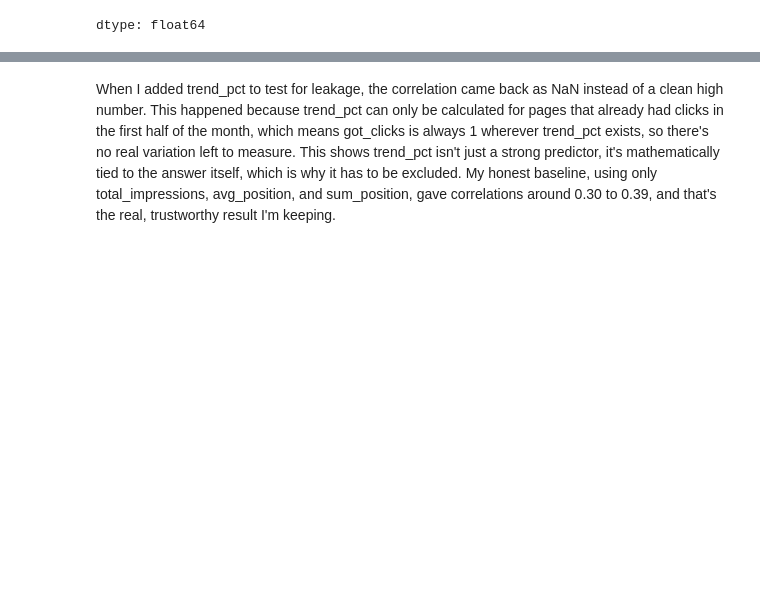
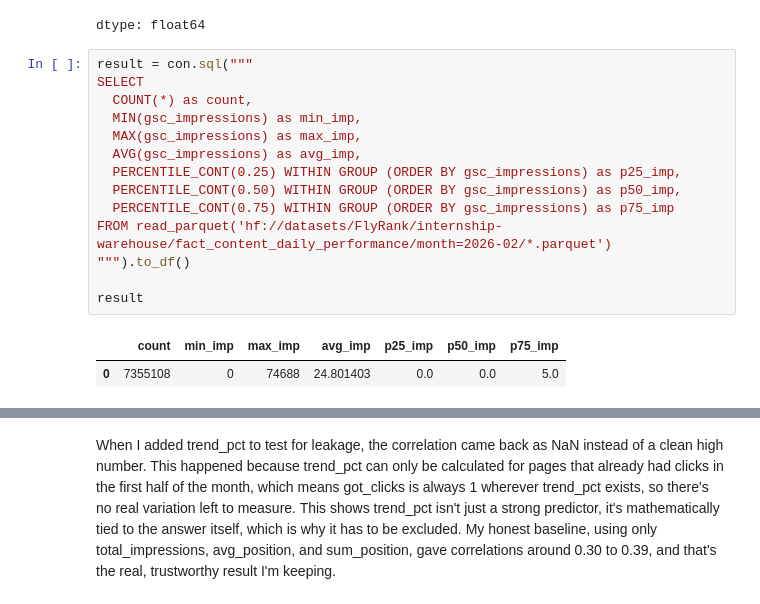
Before and after one commit to Haryomhidhe/Machine-learning-flyrank, a Jupyter notebook: work/notebooks/w03_data_contract.ipynb, the cells around one changed output, grey strips where cells are left out. Saved outputs shown, nothing was run; the diff lists cells and outputs as text; blank space fills up the shorter version.

```diff
--- a/work/notebooks/w03_data_contract.ipynb
+++ b/work/notebooks/w03_data_contract.ipynb
@@ -247,3 +247,20 @@ df_leak[['total_impressions', 'avg_position', 'sum_position', 'trend_pct', 'got_
 | trend_pct | NaN |
 | got_clicks | 1.000000 |
 dtype: float64
+# %%
+result = con.sql("""
+SELECT
+  COUNT(*) as count,
+  MIN(gsc_impressions) as min_imp,
+  MAX(gsc_impressions) as max_imp,
+  AVG(gsc_impressions) as avg_imp,
+  PERCENTILE_CONT(0.25) WITHIN GROUP (ORDER BY gsc_impressions) as p25_imp,
+  PERCENTILE_CONT(0.50) WITHIN GROUP (ORDER BY gsc_impressions) as p50_imp,
+  PERCENTILE_CONT(0.75) WITHIN GROUP (ORDER BY gsc_impressions) as p75_imp
+FROM read_parquet('hf://datasets/FlyRank/internship-warehouse/fact_content_daily_performance/month=2026-02/*.parquet')
+""").to_df()
+
+result
+# %% [output]
+|  | count | min_imp | max_imp | avg_imp | p25_imp | p50_imp | p75_imp |
+| 0 | 7355108 | 0 | 74688 | 24.801403 | 0.0 | 0.0 | 5.0 |
```
Also changed, not shown: parts of 6 cells of this notebook.
